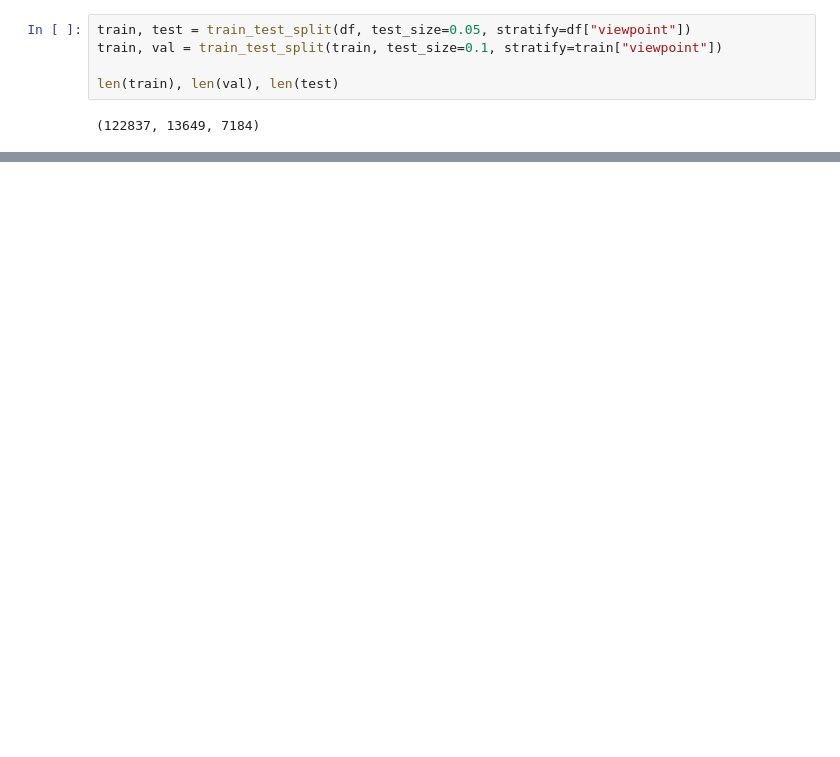
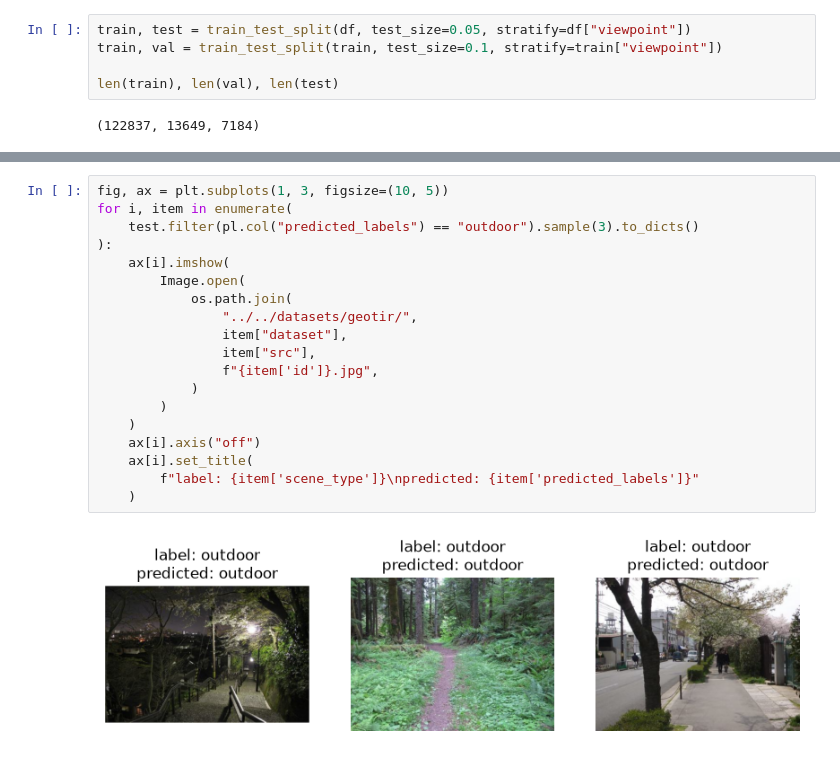
Before and after one commit to fhrzn/multi-pov-ir, a Jupyter notebook: notebook/resnet-viewpoint.ipynb, the cells around one changed output, grey strips where cells are left out. Saved outputs shown, nothing was run; the diff lists cells and outputs as text; blank space fills up the shorter version.

```diff
--- a/notebook/resnet-viewpoint.ipynb
+++ b/notebook/resnet-viewpoint.ipynb
@@ -94,0 +249,21 @@ len(train), len(val), len(test)
+# %%
+fig, ax = plt.subplots(1, 3, figsize=(10, 5))
+for i, item in enumerate(
+    test.filter(pl.col("predicted_labels") == "outdoor").sample(3).to_dicts()
+):
+    ax[i].imshow(
+        Image.open(
+            os.path.join(
+                "../../datasets/geotir/",
+                item["dataset"],
+                item["src"],
+                f"{item['id']}.jpg",
+            )
+        )
+    )
+    ax[i].axis("off")
+    ax[i].set_title(
+        f"label: {item['scene_type']}\npredicted: {item['predicted_labels']}"
+    )
+# %% [output]
+[figure, added]
```
Also changed, not shown: parts of 13 cells of this notebook, 1 other file.
